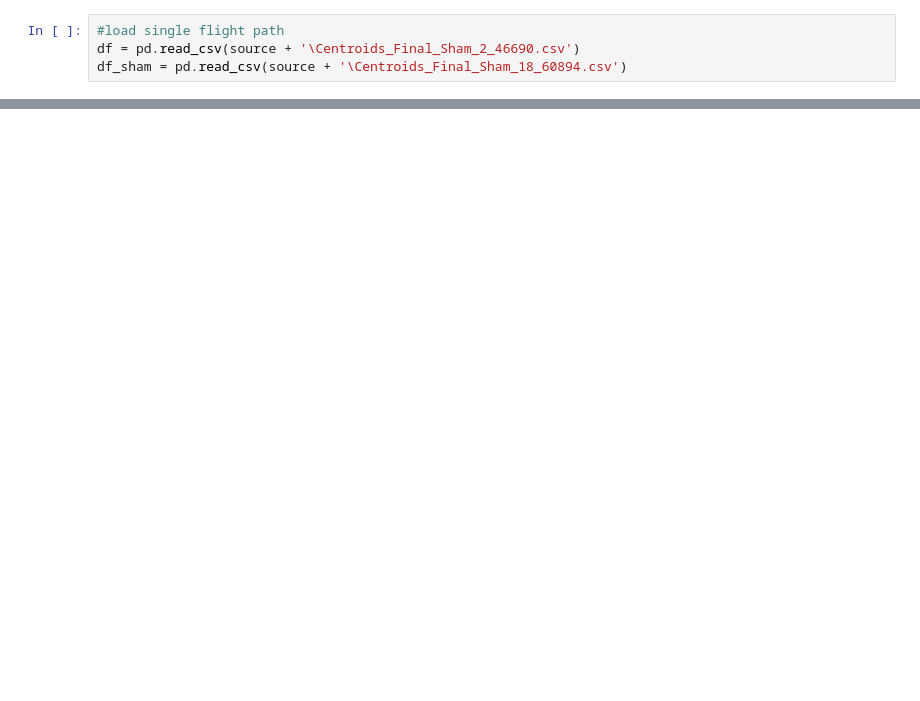
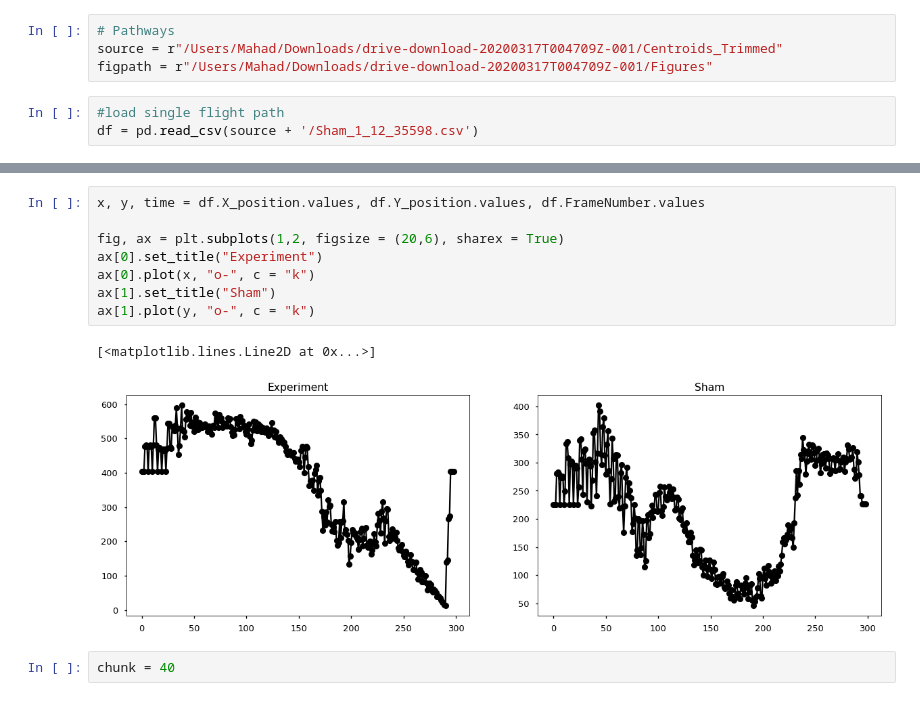
Before and after one commit to itsMahad/MothAbdominalRestriction, a Jupyter notebook: A_Step7_Displacement_Distance_Tortuosity.ipynb, the cells around one changed output, grey strips where cells are left out. Drawn from its saved outputs; the diff is of its cells as text; blank space fills up the shorter version.

```diff
--- a/A_Step7_Displacement_Distance_Tortuosity.ipynb
+++ b/A_Step7_Displacement_Distance_Tortuosity.ipynb
@@ -24,4 +18,7 @@ source = r'C:\Users\Daniellab\Desktop\Jorge_Analysis\Centroids_Final\Raw_NG'
+# %%
+# Pathways
+source = r"/Users/Mahad/Downloads/drive-download-20200317T004709Z-001/Centroids_Trimmed"
+figpath = r"/Users/Mahad/Downloads/drive-download-20200317T004709Z-001/Figures"
 # %%
 #load single flight path
-df = pd.read_csv(source + '\Centroids_Final_Sham_2_46690.csv')
-df_sham = pd.read_csv(source + '\Centroids_Final_Sham_18_60894.csv')
+df = pd.read_csv(source + '/Sham_1_12_35598.csv')
@@ -92 +80,14 @@ actual_list
+# %%
+x, y, time = df.X_position.values, df.Y_position.values, df.FrameNumber.values
+
+fig, ax = plt.subplots(1,2, figsize = (20,6), sharex = True)
+ax[0].set_title("Experiment")
+ax[0].plot(x, "o-", c = "k")
+ax[1].set_title("Sham")
+ax[1].plot(y, "o-", c = "k")
+# %% [output]
+[<matplotlib.lines.Line2D at 0x...>]
+[figure, added]
+# %%
+chunk = 40
 # %%
```
Also changed, not shown: parts of 19 cells of this notebook.
